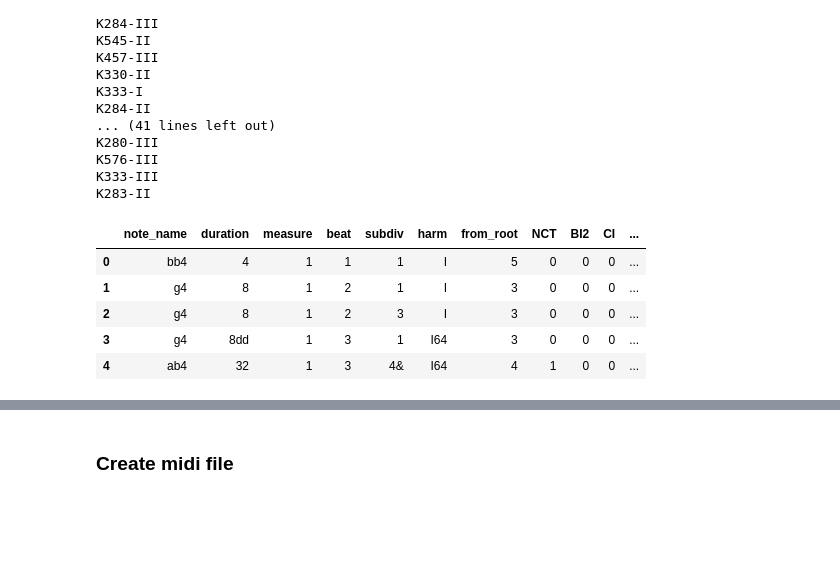
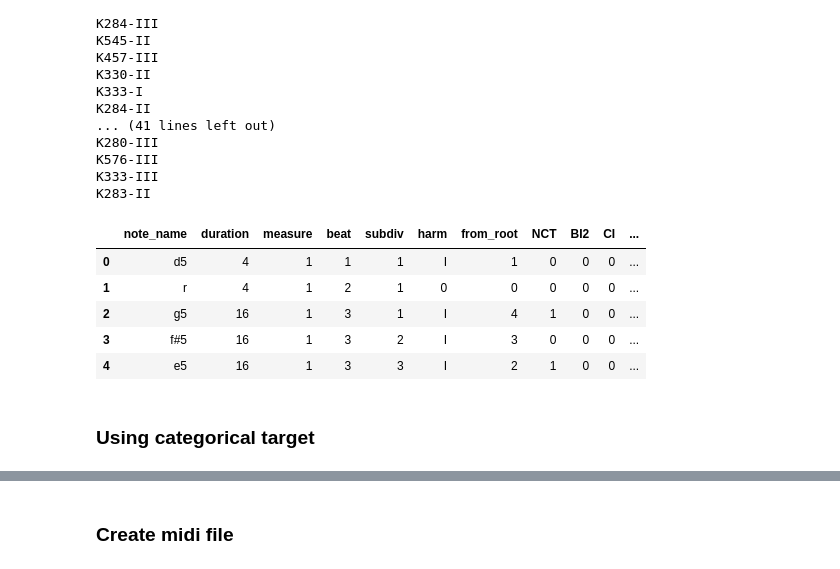
Before and after one commit to sevans47/CoolMelodyProject, a Jupyter notebook: notebooks/stephen_csv_to_midi.ipynb, the cells around one changed output, grey strips where cells are left out. Saved outputs shown, nothing was run; the diff lists cells and outputs as text; code cells hidden in the pictures; blank space fills up the shorter version.

```diff
--- a/notebooks/stephen_csv_to_midi.ipynb
+++ b/notebooks/stephen_csv_to_midi.ipynb
@@ -141,11 +147,13 @@ K576-III
 K333-III
 K283-II
 # %%
-all_csv_dfs[5].head()
+all_csv_dfs[0].head()
 # %% [output]
 |  | note_name | duration | measure | beat | subdiv | harm | from_root | NCT | BI2 | CI | ... |
-| 0 | bb4 | 4 | 1 | 1 | 1 | I | 5 | 0 | 0 | 0 | ... |
-| 1 | g4 | 8 | 1 | 2 | 1 | I | 3 | 0 | 0 | 0 | ... |
-| 2 | g4 | 8 | 1 | 2 | 3 | I | 3 | 0 | 0 | 0 | ... |
-| 3 | g4 | 8dd | 1 | 3 | 1 | I64 | 3 | 0 | 0 | 0 | ... |
-| 4 | ab4 | 32 | 1 | 3 | 4& | I64 | 4 | 1 | 0 | 0 | ... |
+| 0 | d5 | 4 | 1 | 1 | 1 | I | 1 | 0 | 0 | 0 | ... |
+| 1 | r | 4 | 1 | 2 | 1 | 0 | 0 | 0 | 0 | 0 | ... |
+| 2 | g5 | 16 | 1 | 3 | 1 | I | 4 | 1 | 0 | 0 | ... |
+| 3 | f#5 | 16 | 1 | 3 | 2 | I | 3 | 0 | 0 | 0 | ... |
+| 4 | e5 | 16 | 1 | 3 | 3 | I | 2 | 1 | 0 | 0 | ... |
+# %% [markdown]
+### Using categorical target
```
Also changed, not shown: parts of 68 cells of this notebook, 1 other file.
